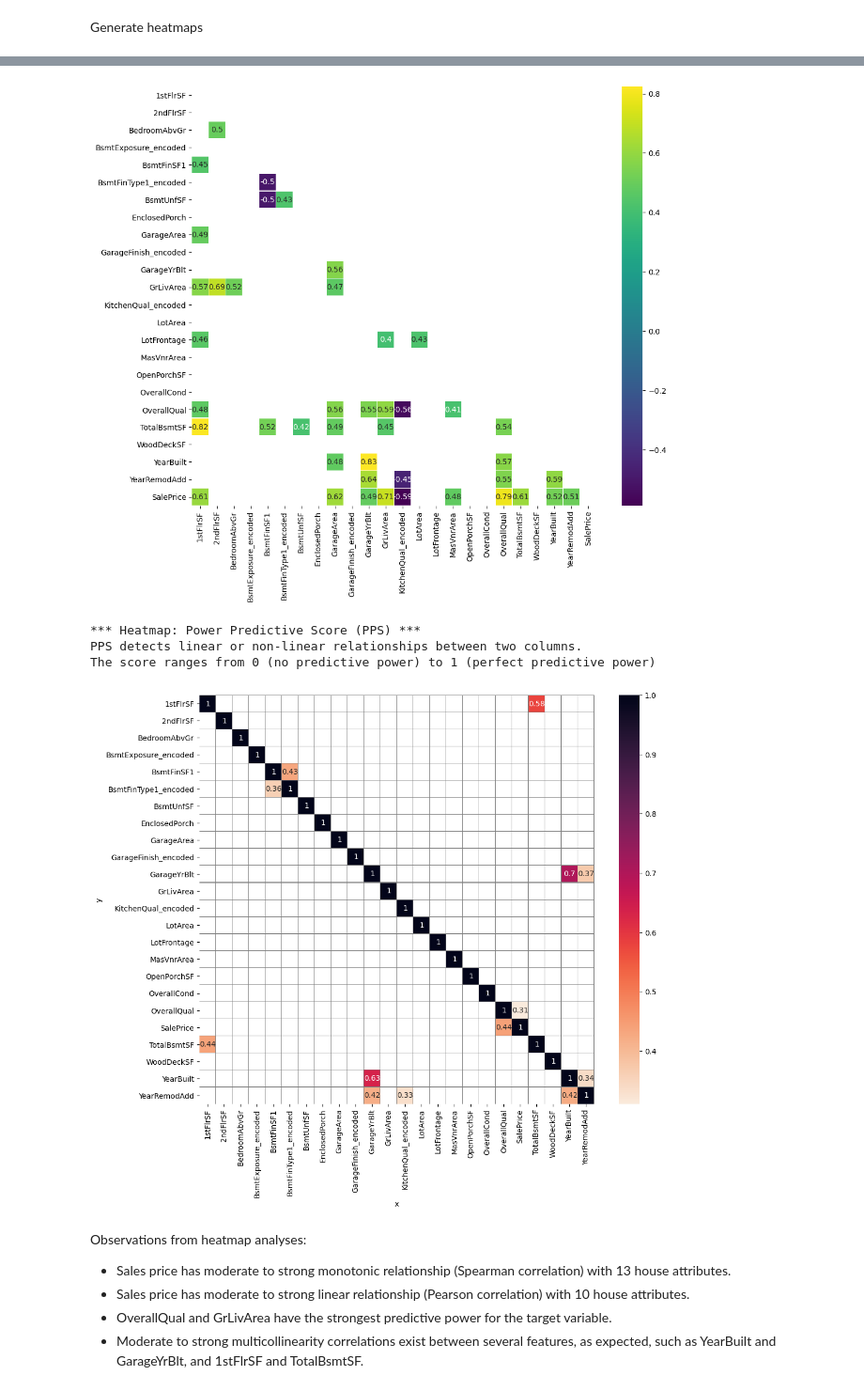
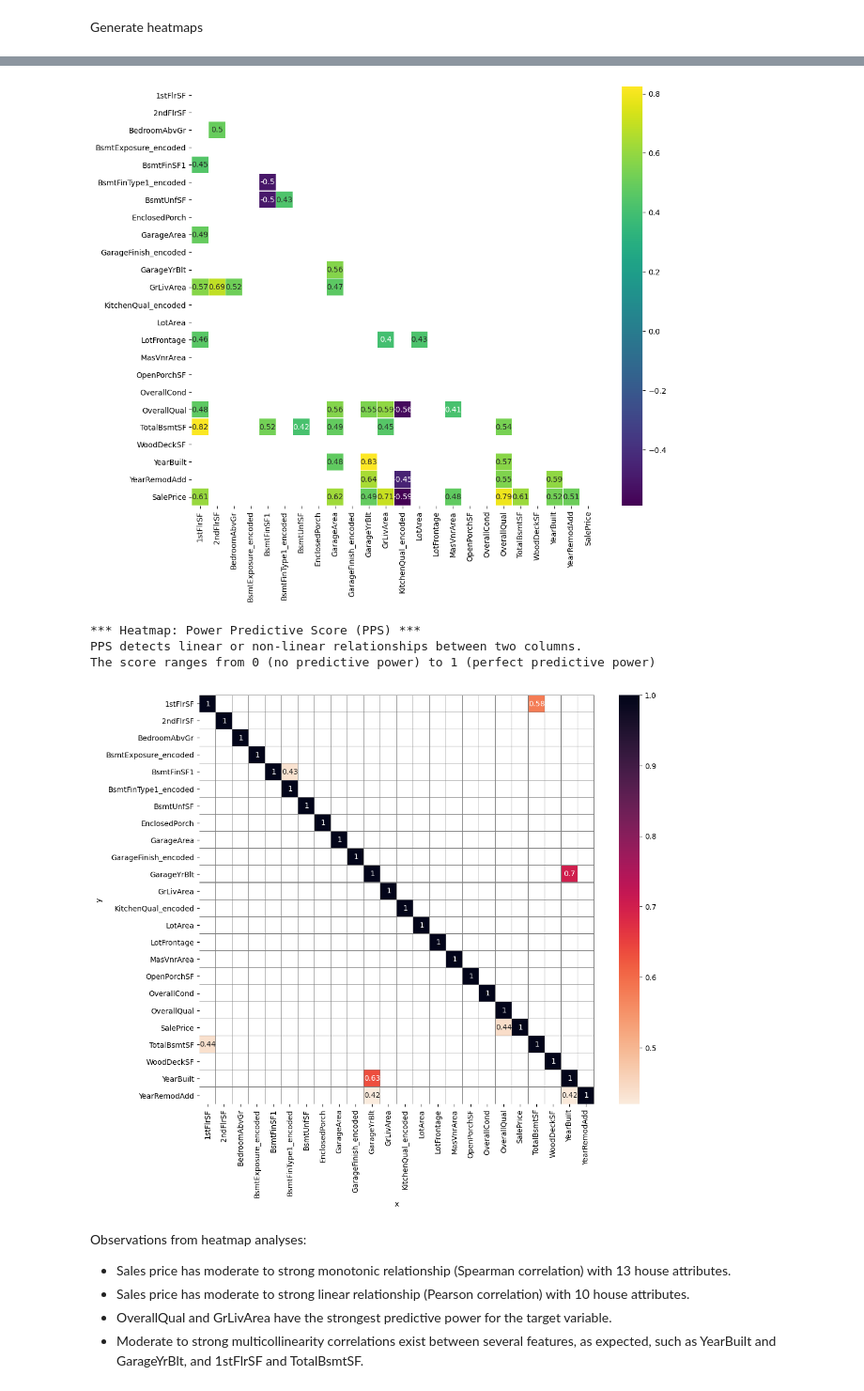
Before and after one commit to helenmurugan/heritage-housing-issues, a Jupyter notebook: jupyter_notebooks/02_Data_Cleaning.ipynb, the cells around one changed output, grey strips where cells are left out. Shown at 94% size. Cells and saved outputs as stored; diff of their text form; code cells hidden in the pictures.

```diff
--- a/jupyter_notebooks/02_Data_Cleaning.ipynb
+++ b/jupyter_notebooks/02_Data_Cleaning.ipynb
@@ -229,24 +235,24 @@ Generate heatmaps
 # %%
 DisplayCorrAndPPS(df_corr_pearson = df_corr_pearson,
                   df_corr_spearman = df_corr_spearman,
                   pps_matrix = pps_matrix,
-                  CorrThreshold = 0.4, PPS_Threshold =0.3,
+                  CorrThreshold = 0.4, PPS_Threshold =0.4,
                   figsize=(12,10), font_annot=10)
 # %% [output]
 * Analyse how the target variable for your ML models are correlated with other variables (features and target)
 * Analyse multi-colinearity, that is, how the features are correlated among themselves
 
 
 *** Heatmap: Spearman Correlation ***
 It evaluates monotonic relationship
 [figure]
 *** Heatmap: Pearson Correlation ***
 It evaluates the linear relationship between two continuous variables
 [figure]
 *** Heatmap: Power Predictive Score (PPS) ***
 PPS detects linear or non-linear relationships between two columns.
 The score ranges from 0 (no predictive power) to 1 (perfect predictive power)
-[figure, old version]
+[figure, new version]
 # %% [markdown]
 Observations from heatmap analyses:
 * Sales price has moderate to strong monotonic relationship (Spearman correlation) with 13 house attributes.
```
Also changed, not shown: parts of 6 cells of this notebook, 1 other file.
